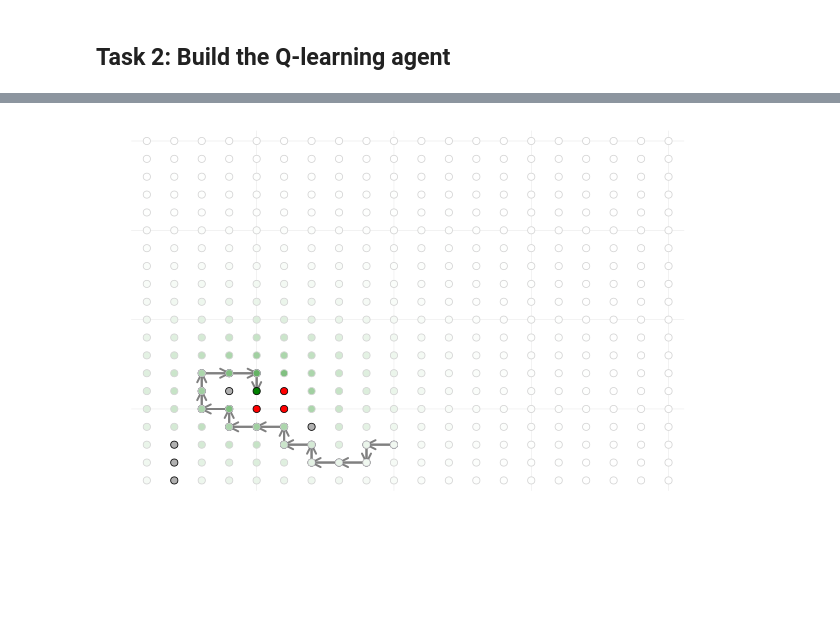
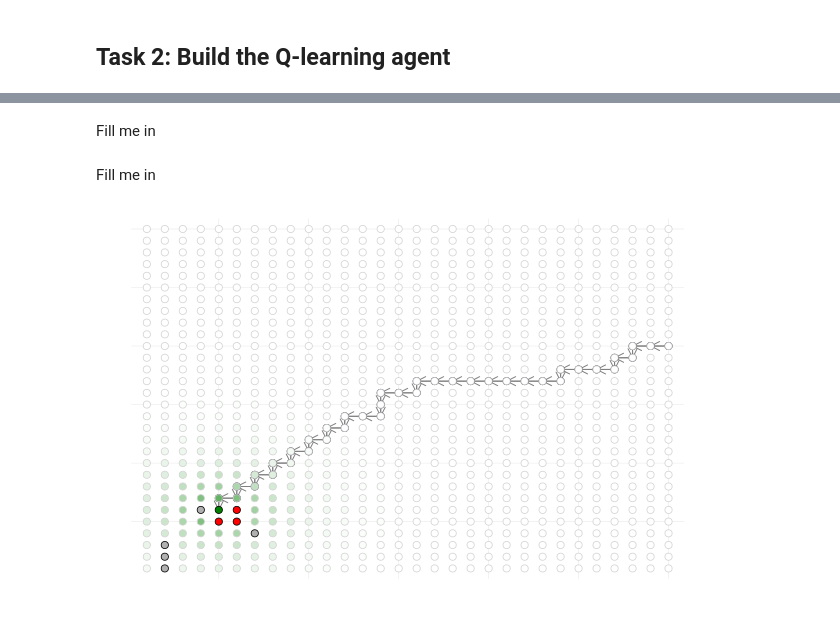
Before and after one commit to varnerlab/CHEME-5760-Examples-F23, a Jupyter notebook: CHEME-5760-L13a-LavaWorld-Q-Learning.ipynb, the cells around one changed output, grey strips where cells are left out. Saved outputs shown, nothing was run; the diff lists cells and outputs as text; code cells hidden in the pictures; blank space fills up the shorter version.

Commit message:
episodes
episodes

```diff
--- a/CHEME-5760-L13a-LavaWorld-Q-Learning.ipynb
+++ b/CHEME-5760-L13a-LavaWorld-Q-Learning.ipynb
@@ -112,10 +113,10 @@ world_model = build(MyRectangularGridWorldModel, (
 γ = 0.95; # discount rate
 nstates = (number_of_rows*number_of_cols);
 agent_model = build(MyQLearningAgentModel, (
-    states = range(1,stop=nstates,step=1) |> collect,
-    actions = range(1,stop=nactions,step=1) |> collect,
+    states = 𝒮,
+    actions = 𝒜,
     α = α,
     γ = γ,
-    Q = zeros(nstates,nactions)
+    Q = zeros(nstates,nactions) # Hmmm. Could we do something better that this?
 ));
 # %% [markdown]
@@ -123 +126,22 @@ agent_model = build(MyQLearningAgentModel, (
+# %%
+startstate = (30,20); # start position
+number_of_episodes = 500;
+number_of_iterations = 1000;
+# %% [markdown]
+Fill me in
+# %%
+my_Q_dictionary = Dict{Tuple{Int,Int}, Array{Float64,2}}();
+coordinate = startstate;
+for i ∈ 1:number_of_episodes
+
+    # run an episode, and grab the Q
+    result = simulate(agent_model, world_model, coordinate, number_of_iterations, ϵ = 0.7);
+
+    # update the agent with the Q from the last episode, and try to refine this Q
+    # Analogy: practice make perfect ...
+    agent_model.Q = result.Q;
+end
+my_Q_dictionary[coordinate] = agent_model.Q;
+# %% [markdown]
+Fill me in
 # %%
@@ -128,3 +169,6 @@ my_π = policy(Q);
+# %%
+Q = my_Q_dictionary[startstate];
+my_π = policy(Q);
 # %%
 # draw the path -
 p = plot();
@@ -140,7 +184,7 @@ while (hit_absorbing_state == false)
     Δ = world_model.moves[a];
     new_position =  current_position .+ Δ
     scatter!([current_position[1]],[current_position[2]], label="", showaxis=:false, msc=:black, c=:blue)
-    plot!([current_position[1], new_position[1]],[current_position[2],new_position[2]], label="", arrow=true, lw=2, c=:gray)
+    plot!([current_position[1], new_position[1]],[current_position[2],new_position[2]], label="", arrow=true, lw=1, c=:gray)
 
     if (in(new_position, absorbing_state_set) == true || in(new_position, visited_sites) == true)
         hit_absorbing_state = true;
@@ -149,31 +193,31 @@ while (hit_absorbing_state == false)
         push!(visited_sites, new_position);
     else
         hit_absorbing_state = true; # we drove off the map
     end
 end
 
 # draw the grid -
 for s ∈ 𝒮
     current_position = world_model.coordinates[s]
     a = my_π[s];
     Δ = world_model.moves[a];
     new_position =  current_position .+ Δ
 
     if (haskey(rewards, current_position) == true && rewards[current_position] == charging_reward)
         scatter!([current_position[1]],[current_position[2]], label="", showaxis=:false, c=:green, ms=4)
     elseif (haskey(rewards, current_position) == true && rewards[current_position] == lava_reward)
         scatter!([current_position[1]],[current_position[2]], label="", showaxis=:false, c=:red, ms=4)
     elseif (in(current_position, soft_wall_set) == true)
         scatter!([current_position[1]],[current_position[2]], label="", showaxis=:false, c=:gray69, ms=4)
     else
         if (is_reward_shaping_on == true)
             new_color = weighted_color_mean(rbf(current_position, (5,6), σ = σ), colorant"green", colorant"white")
             scatter!([current_position[1]],[current_position[2]], label="", showaxis=:false, msc=:lightgray, c=new_color)
         else
             scatter!([current_position[1]],[current_position[2]], label="", showaxis=:false, msc=:black, c=:white)
         end
     end
 end
 current()
 # %% [output]
-[figure, old version]
+[figure, new version]
```
Also changed, not shown: parts of 7 cells of this notebook.
